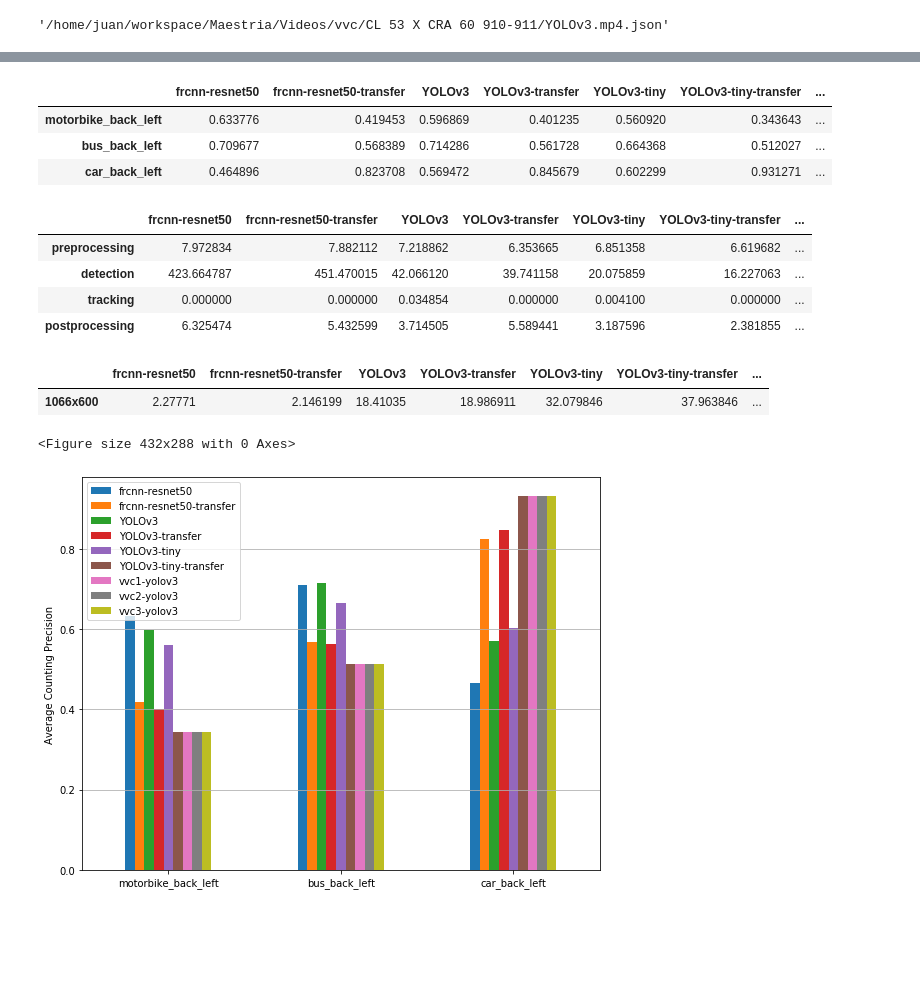
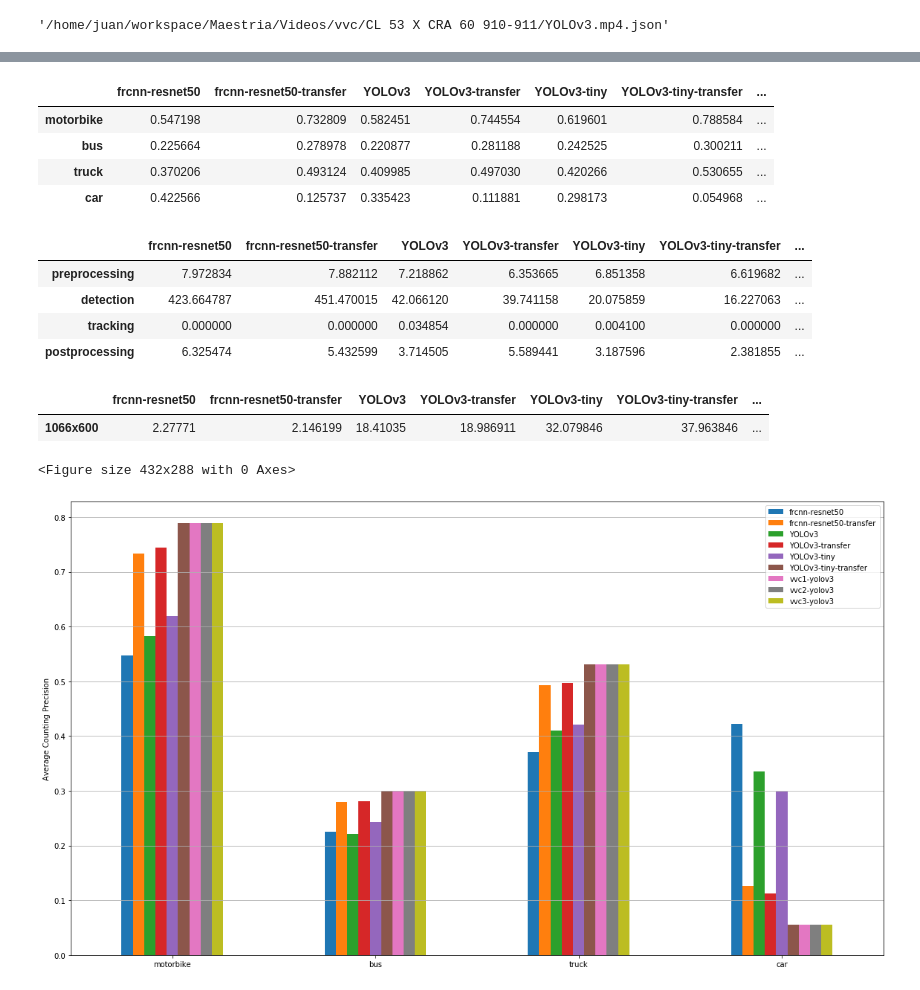
Before and after one commit to vvc-unal/vvc, a Jupyter notebook: notebooks/Results.ipynb, the cells around one changed output, grey strips where cells are left out. Drawn from its saved outputs; the diff is of its cells as text; code cells hidden in the pictures; blank space fills up the shorter version.

Commit message:
Use other counting precision metric.

```diff
--- a/notebooks/Results.ipynb
+++ b/notebooks/Results.ipynb
@@ -92,7 +95,7 @@ def counts_cvat_to_df(in_file):
                         lr_side = attribute.text
                     elif attribute.get('name') == 'FB_side':
                         fb_side = attribute.text if attribute.text != '__undefined__' else 'back'
-                tag = v_type + '_' + fb_side + '_' + lr_side
+                tag = v_type #+ '_' + fb_side + '_' + lr_side
 
                 if not tag in test_annotations[frame_id]:
                     test_annotations[frame_id][tag] = 0
@@ -159,7 +162,7 @@ def vvc_to_df(json_file):
     for column in df.columns:
         for fb_side in ['front', 'back']:
             for lr_side in ['left', 'right']:
-                tag = column + '_' + fb_side + '_' + lr_side
+                tag = column #+ '_' + fb_side + '_' + lr_side
                 exp[tag] = df[column]
 
     exp = exp.sort_index(kind='mergesort')
@@ -178,5 +181,6 @@ def vvc_to_df(json_file):
     return exp, times
 
 experiment, times = vvc_to_df(experiment_file)
+
 experiment.iloc[:].head()
 # %% [output]
@@ -189,28 +193,16 @@ experiment.iloc[:].head()
 # %%
-def calc_precision2(test, experiment):
+def calc_precision(test, experiment):
 
-    max_df = test.combine(experiment, np.maximum)
+    # Combine using function
+    min_combined = test.combine(experiment, np.minimum, fill_value=0)
 
-    error = test.sub(experiment, axis='columns', fill_value=0).abs().div(max_df, fill_value=0)
+    max_combined = test.combine(experiment, np.maximum, fill_value=0)
 
-    error = error.replace([np.inf, -np.inf], 1)
-    error = error.fillna(0)
+    error = min_combined.div(max_combined)
+
+    error[max_combined == 0] = 1
 
     precision = 1 - error
     precision.sort_index(inplace=True, kind='mergesort')
 
     return precision
-# %%
-def calc_precision(test, experiment):
-
-    max_df = test.combine(experiment, np.maximum)
-
-    error = test.sub(experiment, axis='columns', fill_value=0).abs().div(test, fill_value=0)
-
-    error = error.replace([np.inf, -np.inf], 1)
-    error = error.fillna(0)
-
-    precision = 1 - error
-    precision.sort_index(inplace=True, kind='mergesort')
-
-    return precision
@@ -271,9 +275,10 @@ display(avg_time)
 avg_fps
 # %% [output]
 |  | frcnn-resnet50 | frcnn-resnet50-transfer | YOLOv3 | YOLOv3-transfer | YOLOv3-tiny | YOLOv3-tiny-transfer | ... |
-| motorbike_back_left | 0.633776 | 0.419453 | 0.596869 | 0.401235 | 0.560920 | 0.343643 | ... |
-| bus_back_left | 0.709677 | 0.568389 | 0.714286 | 0.561728 | 0.664368 | 0.512027 | ... |
-| car_back_left | 0.464896 | 0.823708 | 0.569472 | 0.845679 | 0.602299 | 0.931271 | ... |
+| motorbike | 0.547198 | 0.732809 | 0.582451 | 0.744554 | 0.619601 | 0.788584 | ... |
+| bus | 0.225664 | 0.278978 | 0.220877 | 0.281188 | 0.242525 | 0.300211 | ... |
+| truck | 0.370206 | 0.493124 | 0.409985 | 0.497030 | 0.420266 | 0.530655 | ... |
+| car | 0.422566 | 0.125737 | 0.335423 | 0.111881 | 0.298173 | 0.054968 | ... |
 |  | frcnn-resnet50 | frcnn-resnet50-transfer | YOLOv3 | YOLOv3-transfer | YOLOv3-tiny | YOLOv3-tiny-transfer | ... |
 | preprocessing | 7.972834 | 7.882112 | 7.218862 | 6.353665 | 6.851358 | 6.619682 | ... |
 | detection | 423.664787 | 451.470015 | 42.066120 | 39.741158 | 20.075859 | 16.227063 | ... |
@@ -284,20 +289,20 @@ avg_fps
 # %%
 plt.figure()
 
-ax = avg_precision.plot.bar(figsize=(8, 6), rot=0)
+ax = avg_precision.plot.bar(figsize=(16, 9), rot=0)
 
 plt.grid(axis='y')
 
 ax.set_ylabel('Average Counting Precision')
 
 plt.tight_layout()
 
 fig = ax.get_figure()
 fig.savefig('./img/avg_precision.png')
 fig.savefig('./img/avg_precision.tif', dpi=300)
 # %% [output]
 <Figure size 432x288 with 0 Axes>
-[figure, old version]
+[figure, new version]
 # %%
 from matplotlib.ticker import AutoLocator, ScalarFormatter
 
```
Also changed, not shown: parts of 7 cells of this notebook.
